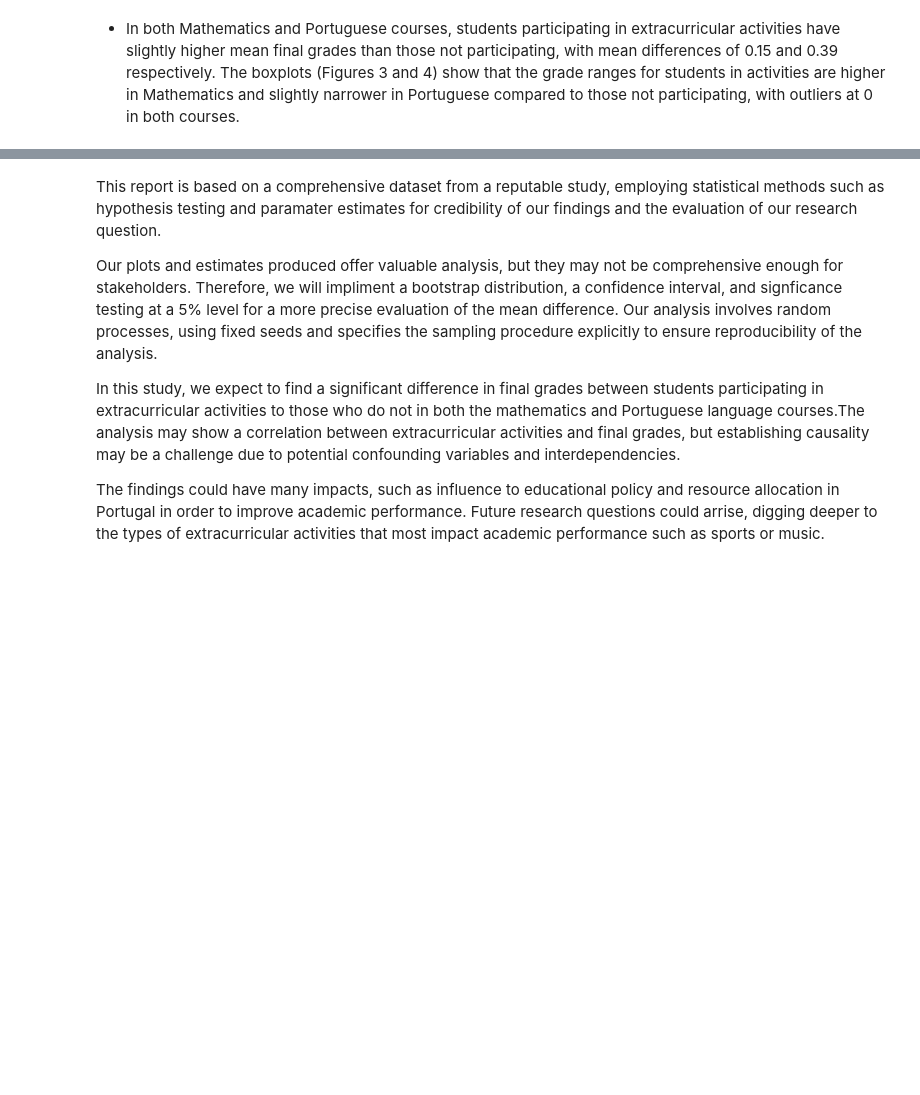
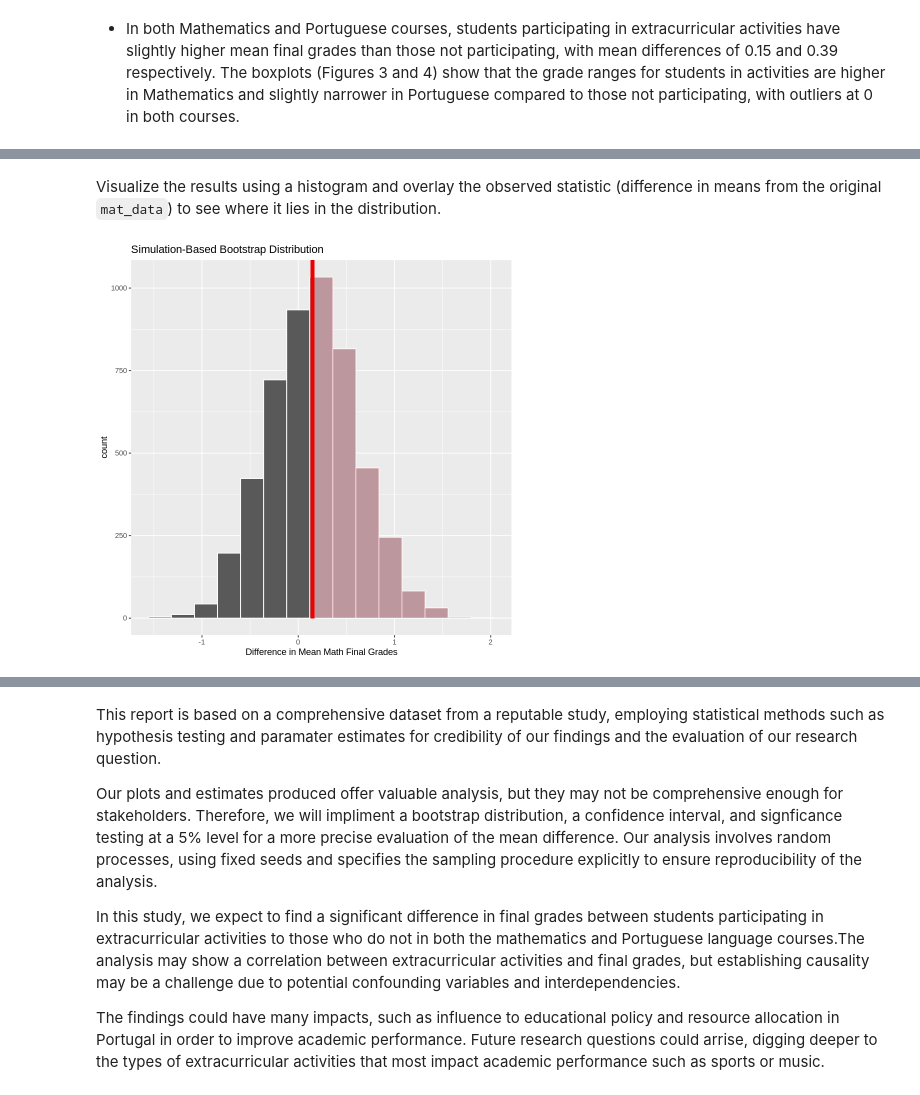
Before and after one commit to Nariman-av/STAT-201-Group-13, a Jupyter notebook: project_proposal_13.ipynb, the cells around one changed output, grey strips where cells are left out. Drawn from its saved outputs; the diff is of its cells as text; code cells hidden in the pictures; blank space fills up the shorter version.

```diff
--- a/project_proposal_13.ipynb
+++ b/project_proposal_13.ipynb
@@ -304,0 +319,6 @@ Table 4
+# %%
+obs_mean_mat_diff <-
+    mat_diff %>%
+    pull(Math_mean_difference)
+
+obs_mean_mat_diff
@@ -304,0 +329,10 @@ Table 4
+# %%
+set.seed(50)
+
+bootstrap_distribution_mat <-
+   mat_data %>%
+   specify(formula = G3 ~ activities) %>%
+   generate(reps = 5000, type = "bootstrap") %>%
+   calculate(stat="diff in means", order = c("yes", "no"))
+
+head(bootstrap_distribution_mat)
@@ -304,0 +349,12 @@ Table 4
+# %% [markdown]
+Visualize the results using a histogram and overlay the observed statistic (difference in means from the original `mat_data`) to see where it lies in the distribution.
+# %%
+mat_result_plot <-
+   bootstrap_distribution_mat %>%
+   visualize() +
+   shade_p_value(obs_stat = obs_mean_mat_diff, direction = "right") +
+   xlab("Difference in Mean Math Final Grades")
+
+mat_result_plot
+# %% [output]
+[figure, added]
```
Also changed, not shown: parts of 36 cells of this notebook.
